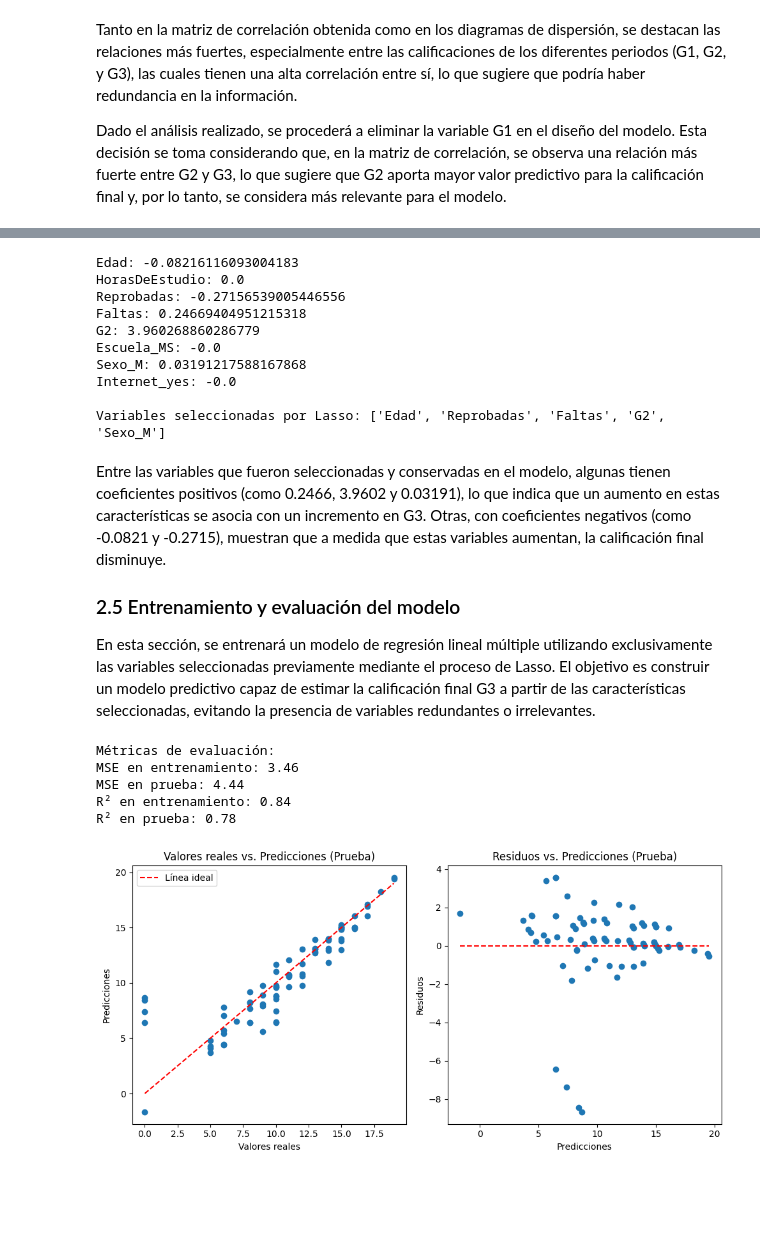
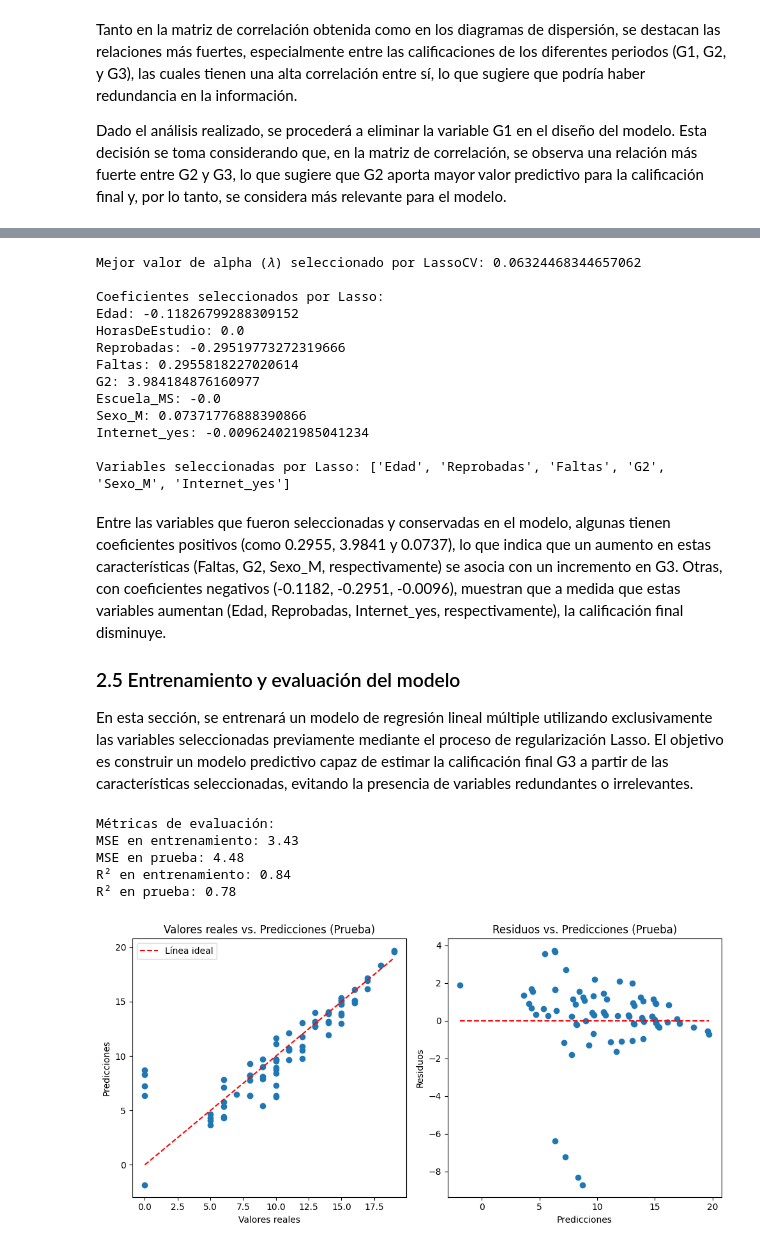
Before and after one commit to DiazPaz/ia_models, a Jupyter notebook: A1.3/main.ipynb, the cells around one changed output, grey strips where cells are left out. Saved outputs shown, nothing was run; the diff lists cells and outputs as text; code cells hidden in the pictures; blank space fills up the shorter version.

```diff
--- a/A1.3/main.ipynb
+++ b/A1.3/main.ipynb
@@ -152,5 +154,5 @@ El criterio utilizado para la selección de características se basa en la capac
 # %%
-from sklearn.linear_model import Lasso
+from sklearn.linear_model import LassoCV
 from sklearn.model_selection import train_test_split
 from sklearn.preprocessing import StandardScaler
 
@@ -166,49 +168,50 @@ scaler = StandardScaler()
 X_train_scaled = scaler.fit_transform(X_train)
 X_test_scaled = scaler.transform(X_test)
 
-# Aplicar Lasso
-lasso = Lasso(alpha=0.1)  # Parámetro alpha controla la regularización
-lasso.fit(X_train_scaled, y_train)
+# Aplicar LassoCV (selección automática de alpha mediante validación cruzada)
+lasso_cv = LassoCV(cv=5)  # 5 pliegues de validación cruzada
+lasso_cv.fit(X_train_scaled, y_train)
 
-# Mostrar coeficientes
-# print("Coeficientes seleccionados por Lasso:", lasso.coef_)
+# Mostrar el mejor valor de alpha (𝜆) seleccionado
+print("Mejor valor de alpha (𝜆) seleccionado por LassoCV:", lasso_cv.alpha_)
 
-# Obtener las variables originales (en caso de tener variables dummy, estas son las columnas de X)
-feature_names = X.columns
-
-# Imprimir los coeficientes junto con los nombres de las variables
-coef_dict = dict(zip(feature_names, lasso.coef_))
+# Mostrar coeficientes seleccionados por Lasso
+coef_dict = dict(zip(X.columns, lasso_cv.coef_))
 
 # Mostrar los coeficientes asociados a cada variable
+print("\nCoeficientes seleccionados por Lasso:")
 for feature, coef in coef_dict.items():
     print(f"{feature}: {coef}")
 
-# Filtrar las variables con coeficientes no nulos
+# Filtrar las variables con coeficientes no nulos (variables seleccionadas)
 selected_features = [feature for feature, coef in coef_dict.items() if coef != 0]
 print("\nVariables seleccionadas por Lasso:", selected_features)
 # %% [output]
-Edad: -0.08216116093004183
+Mejor valor de alpha (𝜆) seleccionado por LassoCV: 0.06324468344657062
+
+Coeficientes seleccionados por Lasso:
+Edad: -0.11826799288309152
 HorasDeEstudio: 0.0
-Reprobadas: -0.27156539005446556
-Faltas: 0.24669404951215318
-G2: 3.960268860286779
+Reprobadas: -0.29519773272319666
+Faltas: 0.2955818227020614
+G2: 3.984184876160977
 Escuela_MS: -0.0
-Sexo_M: 0.03191217588167868
-Internet_yes: -0.0
+Sexo_M: 0.07371776888390866
+Internet_yes: -0.009624021985041234
 
-Variables seleccionadas por Lasso: ['Edad', 'Reprobadas', 'Faltas', 'G2', 'Sexo_M']
+Variables seleccionadas por Lasso: ['Edad', 'Reprobadas', 'Faltas', 'G2', 'Sexo_M', 'Internet_yes']
 # %% [markdown]
-Entre las variables que fueron seleccionadas y conservadas en el modelo, algunas tienen coeficientes positivos (como 0.2466, 3.9602 y 0.03191), lo que indica que un aumento en estas características se asocia con un incremento en G3. Otras, con coeficientes negativos (como -0.0821 y -0.2715), muestran que a medida que estas variables aumentan, la calificación final disminuye.
+Entre las variables que fueron seleccionadas y conservadas en el modelo, algunas tienen coeficientes positivos (como 0.2955, 3.9841 y 0.0737), lo que indica que un aumento en estas características (Faltas, G2, Sexo_M, respectivamente) se asocia con un incremento en G3. Otras, con coeficientes negativos (-0.1182, -0.2951, -0.0096), muestran que a medida que estas variables aumentan (Edad, Reprobadas, Internet_yes, respectivamente), la calificación final disminuye.
 
 ### 2.5 Entrenamiento y evaluación del modelo
 
-En esta sección, se entrenará un modelo de regresión lineal múltiple utilizando exclusivamente las variables seleccionadas previamente mediante el proceso de Lasso. El objetivo es construir un modelo predictivo capaz de estimar la calificación final G3 a partir de las características seleccionadas, evitando la presencia de variables redundantes o irrelevantes.
+En esta sección, se entrenará un modelo de regresión lineal múltiple utilizando exclusivamente las variables seleccionadas previamente mediante el proceso de regularización Lasso. El objetivo es construir un modelo predictivo capaz de estimar la calificación final G3 a partir de las características seleccionadas, evitando la presencia de variables redundantes o irrelevantes.
 # %%
 from sklearn.metrics import mean_squared_error, r2_score
 
-# Realizar predicciones en el conjunto de entrenamiento y prueba
-y_train_pred = lasso.predict(X_train_scaled)
-y_test_pred = lasso.predict(X_test_scaled)
+# Realizar predicciones en el conjunto de prueba
+y_test_pred = lasso_cv.predict(X_test_scaled)
+y_train_pred = lasso_cv.predict(X_train_scaled)
 
 # Calcular métricas de desempeño: MSE y R²
 mse_train = mean_squared_error(y_train, y_train_pred)
@@ -223,33 +226,33 @@ print(f"MSE en prueba: {mse_test:.2f}")
 print(f"R² en entrenamiento: {r2_train:.2f}")
 print(f"R² en prueba: {r2_test:.2f}")
 
 # Visualización: comparación entre valores reales y predicciones
 plt.figure(figsize=(10, 5))
 
 # Graficar los valores reales frente a las predicciones para los datos de prueba
 plt.subplot(1, 2, 1)
 plt.scatter(y_test, y_test_pred)
 plt.plot([y_test.min(), y_test.max()], [y_test.min(), y_test.max()], '--r', label='Línea ideal')
 plt.title("Valores reales vs. Predicciones (Prueba)")
 plt.xlabel("Valores reales")
 plt.ylabel("Predicciones")
 plt.legend()
 
 # Graficar los residuos (diferencia entre predicción y valor real)
 residuals = y_test - y_test_pred
 plt.subplot(1, 2, 2)
 plt.scatter(y_test_pred, residuals)
 plt.hlines(y=0, xmin=y_test_pred.min(), xmax=y_test_pred.max(), color='r', linestyle='--')
 plt.title("Residuos vs. Predicciones (Prueba)")
 plt.xlabel("Predicciones")
 plt.ylabel("Residuos")
 
 plt.tight_layout()
 plt.show()
 # %% [output]
 Métricas de evaluación:
-MSE en entrenamiento: 3.46
-MSE en prueba: 4.44
+MSE en entrenamiento: 3.43
+MSE en prueba: 4.48
 R² en entrenamiento: 0.84
 R² en prueba: 0.78
-[figure, old version]
+[figure, new version]
```
Also changed, not shown: parts of 2 cells of this notebook.
